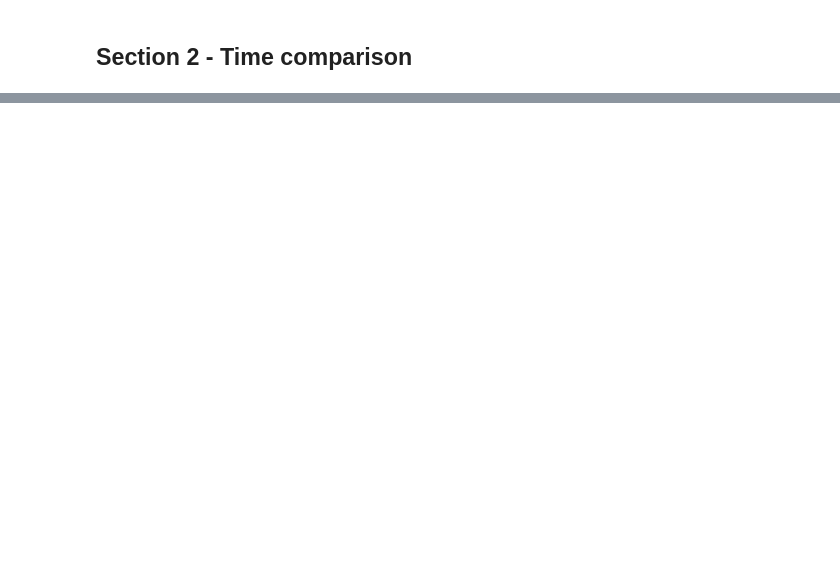
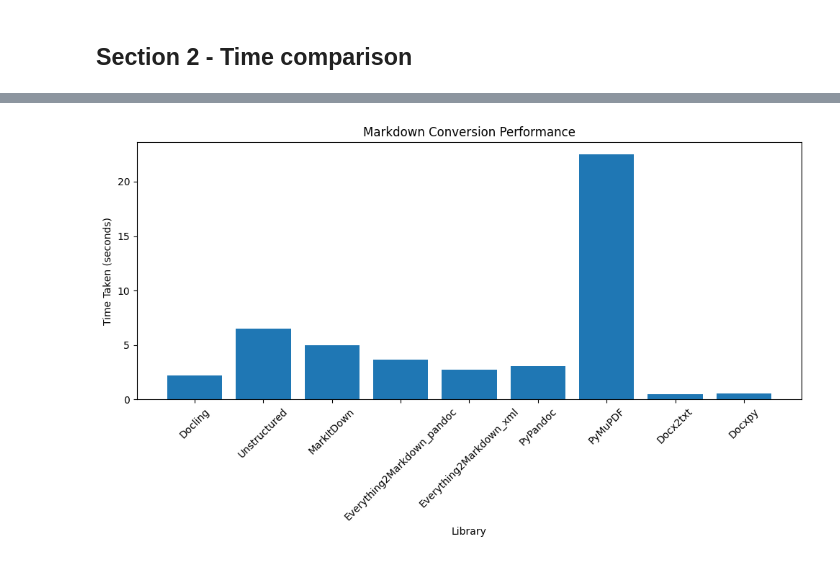
Before and after one commit to drAbreu/python-playground, a Jupyter notebook: comparing_document_analysis_tools/comparing_performance.ipynb, the cells around one changed output, grey strips where cells are left out. Saved outputs shown, nothing was run; the diff lists cells and outputs as text; code cells hidden in the pictures; blank space fills up the shorter version.

```diff
--- a/comparing_document_analysis_tools/comparing_performance.ipynb
+++ b/comparing_document_analysis_tools/comparing_performance.ipynb
@@ -113,7 +116,7 @@ def process_with_docling_html(file):
     return docling_docx.document.export_to_html()
 
 def process_with_docling_langchain(file):
-    loader = DoclingLoader(file_path=file, export_type=ExportType.HTML)
+    loader = DoclingLoader(file_path=file)
     return loader.load()
 
 # Wisup E2M
@@ -189,0 +245,22 @@ AttributeError: 'ConversionResult' object has no attribute 'export_to_markdown'
+# %%
+# Merge timings
+all_timings = {**library_timings}
+
+# Section 7: Improved Visualization
+
+# Extract specific benchmarks for Markdown, HTML, and LangChain loaders
+markdown_timings = library_timings["convert_to_markdown"]
+html_timings = library_timings["convert_to_html"]
+langchain_timings = library_timings["langchain_loaders"]
+# %%
+# Plot Markdown Conversion Performance
+plt.figure(figsize=(10, 6))
+plt.bar(markdown_timings.keys(), markdown_timings.values())
+plt.xlabel("Library")
+plt.ylabel("Time Taken (seconds)")
+plt.title("Markdown Conversion Performance")
+plt.xticks(rotation=45)
+plt.tight_layout()
+plt.show()
+# %% [output]
+[figure, added]
```
Also changed, not shown: parts of 5 cells of this notebook.
